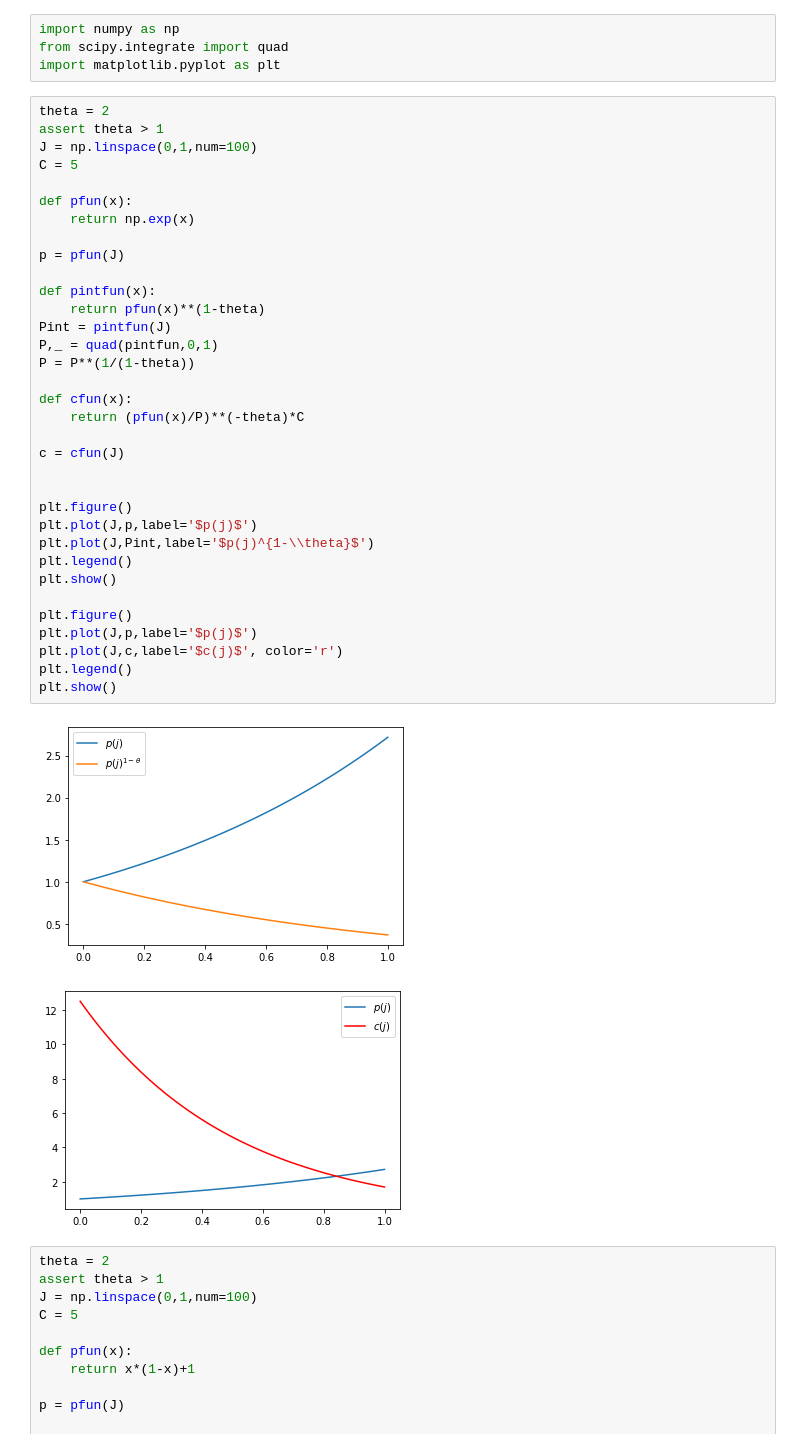
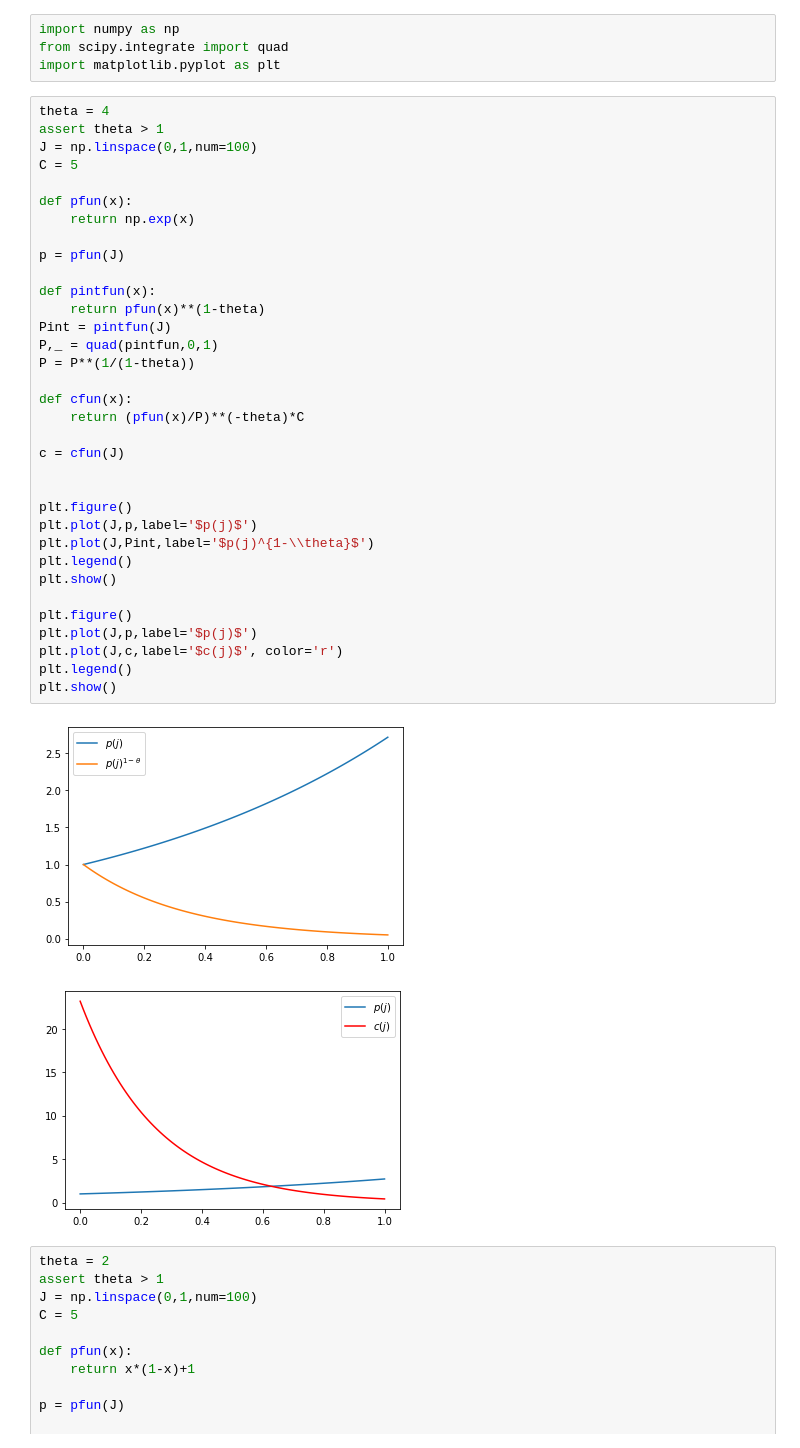
Before and after one commit to avassilev/Macro2, a Jupyter notebook: Code/CES_aggregators.ipynb, the cells around one changed output. Drawn from its saved outputs; the diff is of its cells as text.

```diff
--- a/Code/CES_aggregators.ipynb
+++ b/Code/CES_aggregators.ipynb
@@ -3,42 +3,42 @@ import numpy as np
 from scipy.integrate import quad
 import matplotlib.pyplot as plt
 # %%
-theta = 2
+theta = 4
 assert theta > 1
 J = np.linspace(0,1,num=100)
 C = 5
 
 def pfun(x):
     return np.exp(x)
 
 p = pfun(J)
 
 def pintfun(x):
     return pfun(x)**(1-theta)
 Pint = pintfun(J)
 P,_ = quad(pintfun,0,1)
 P = P**(1/(1-theta))
 
 def cfun(x):
     return (pfun(x)/P)**(-theta)*C
 
 c = cfun(J)
 
 
 plt.figure()
 plt.plot(J,p,label='$p(j)$')
 plt.plot(J,Pint,label='$p(j)^{1-\\theta}$')
 plt.legend()
 plt.show()
 
 plt.figure()
 plt.plot(J,p,label='$p(j)$')
 plt.plot(J,c,label='$c(j)$', color='r')
 plt.legend()
 plt.show()
 # %% [output]
-[figure, old version]
+[figure, new version]
-[figure, old version]
+[figure, new version]
 # %%
 theta = 2
 assert theta > 1
```
Also changed, not shown: 6 other files.
